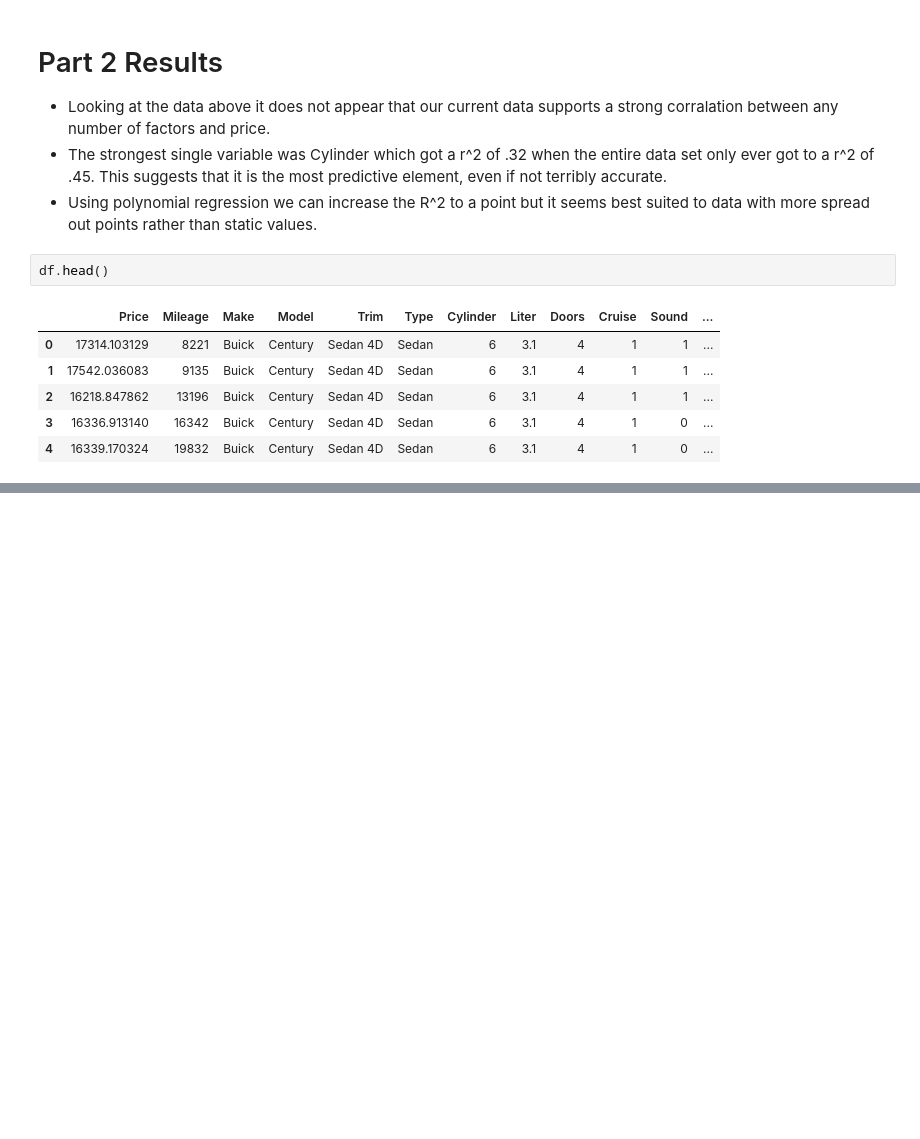
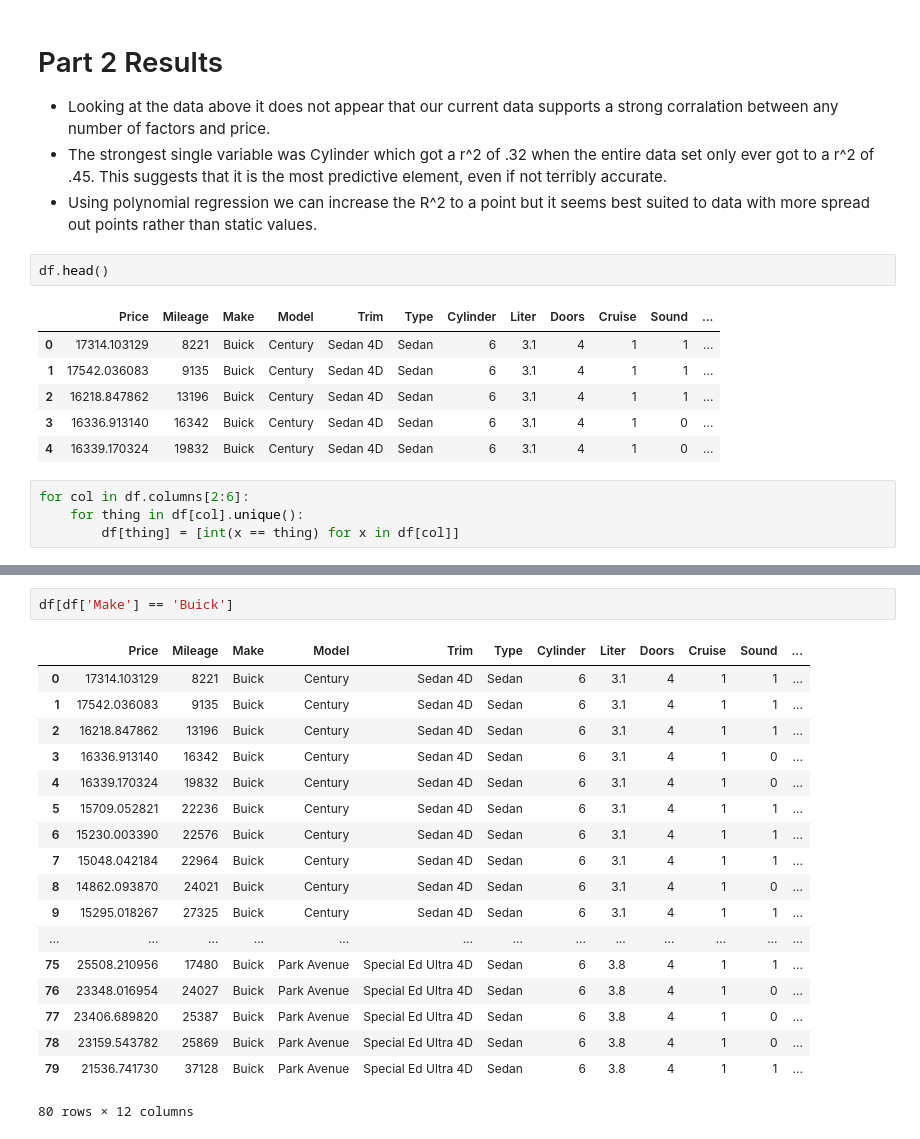
Before and after one commit to Shea-Wolfe/car-linear-regression, a Jupyter notebook: car-worth.ipynb, the cells around one changed output, grey strips where cells are left out. Cells and saved outputs as stored; diff of their text form; blank space fills up the shorter version.

Commit message:
Swung non-int values into columns with 1/0 values

```diff
--- a/car-worth.ipynb
+++ b/car-worth.ipynb
@@ -188,3 +188,7 @@ df.head()
 | 2 | 16218.847862 | 13196 | Buick | Century | Sedan 4D | Sedan | 6 | 3.1 | 4 | 1 | 1 | ... |
 | 3 | 16336.913140 | 16342 | Buick | Century | Sedan 4D | Sedan | 6 | 3.1 | 4 | 1 | 0 | ... |
 | 4 | 16339.170324 | 19832 | Buick | Century | Sedan 4D | Sedan | 6 | 3.1 | 4 | 1 | 0 | ... |
+# %%
+for col in df.columns[2:6]:
+    for thing in df[col].unique():
+        df[thing] = [int(x == thing) for x in df[col]]
@@ -190,0 +217,21 @@ df.head()
+# %%
+df[df['Make'] == 'Buick']
+# %% [output]
+|  | Price | Mileage | Make | Model | Trim | Type | Cylinder | Liter | Doors | Cruise | Sound | ... |
+| 0 | 17314.103129 | 8221 | Buick | Century | Sedan 4D | Sedan | 6 | 3.1 | 4 | 1 | 1 | ... |
+| 1 | 17542.036083 | 9135 | Buick | Century | Sedan 4D | Sedan | 6 | 3.1 | 4 | 1 | 1 | ... |
+| 2 | 16218.847862 | 13196 | Buick | Century | Sedan 4D | Sedan | 6 | 3.1 | 4 | 1 | 1 | ... |
+| 3 | 16336.913140 | 16342 | Buick | Century | Sedan 4D | Sedan | 6 | 3.1 | 4 | 1 | 0 | ... |
+| 4 | 16339.170324 | 19832 | Buick | Century | Sedan 4D | Sedan | 6 | 3.1 | 4 | 1 | 0 | ... |
+| 5 | 15709.052821 | 22236 | Buick | Century | Sedan 4D | Sedan | 6 | 3.1 | 4 | 1 | 1 | ... |
+| 6 | 15230.003390 | 22576 | Buick | Century | Sedan 4D | Sedan | 6 | 3.1 | 4 | 1 | 1 | ... |
+| 7 | 15048.042184 | 22964 | Buick | Century | Sedan 4D | Sedan | 6 | 3.1 | 4 | 1 | 1 | ... |
+| 8 | 14862.093870 | 24021 | Buick | Century | Sedan 4D | Sedan | 6 | 3.1 | 4 | 1 | 0 | ... |
+| 9 | 15295.018267 | 27325 | Buick | Century | Sedan 4D | Sedan | 6 | 3.1 | 4 | 1 | 1 | ... |
+| ... | ... | ... | ... | ... | ... | ... | ... | ... | ... | ... | ... | ... |
+| 75 | 25508.210956 | 17480 | Buick | Park Avenue | Special Ed Ultra 4D | Sedan | 6 | 3.8 | 4 | 1 | 1 | ... |
+| 76 | 23348.016954 | 24027 | Buick | Park Avenue | Special Ed Ultra 4D | Sedan | 6 | 3.8 | 4 | 1 | 0 | ... |
+| 77 | 23406.689820 | 25387 | Buick | Park Avenue | Special Ed Ultra 4D | Sedan | 6 | 3.8 | 4 | 1 | 0 | ... |
+| 78 | 23159.543782 | 25869 | Buick | Park Avenue | Special Ed Ultra 4D | Sedan | 6 | 3.8 | 4 | 1 | 0 | ... |
+| 79 | 21536.741730 | 37128 | Buick | Park Avenue | Special Ed Ultra 4D | Sedan | 6 | 3.8 | 4 | 1 | 1 | ... |
+80 rows × 12 columns
```
Also changed, not shown: parts of 2 cells of this notebook.
